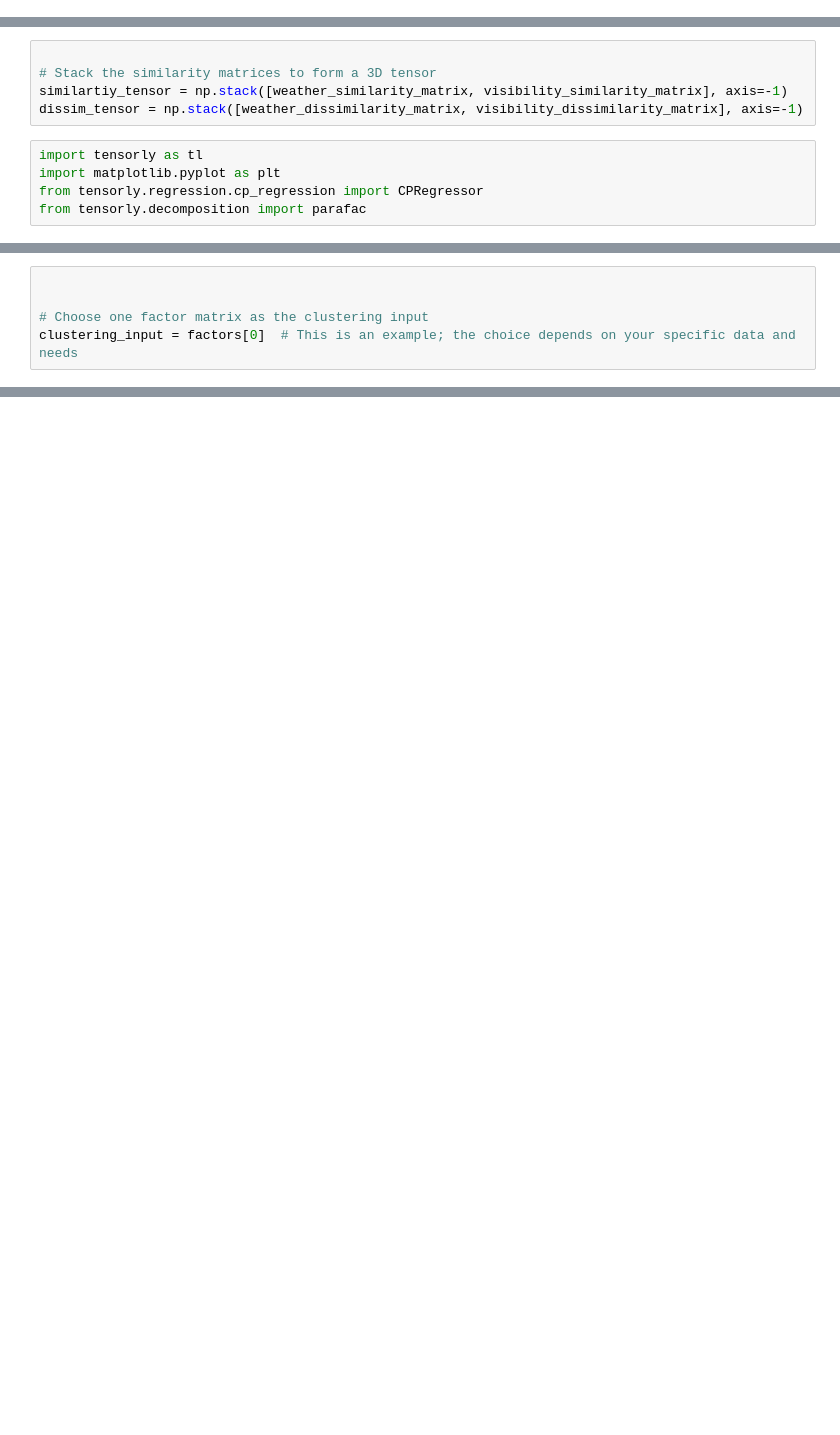
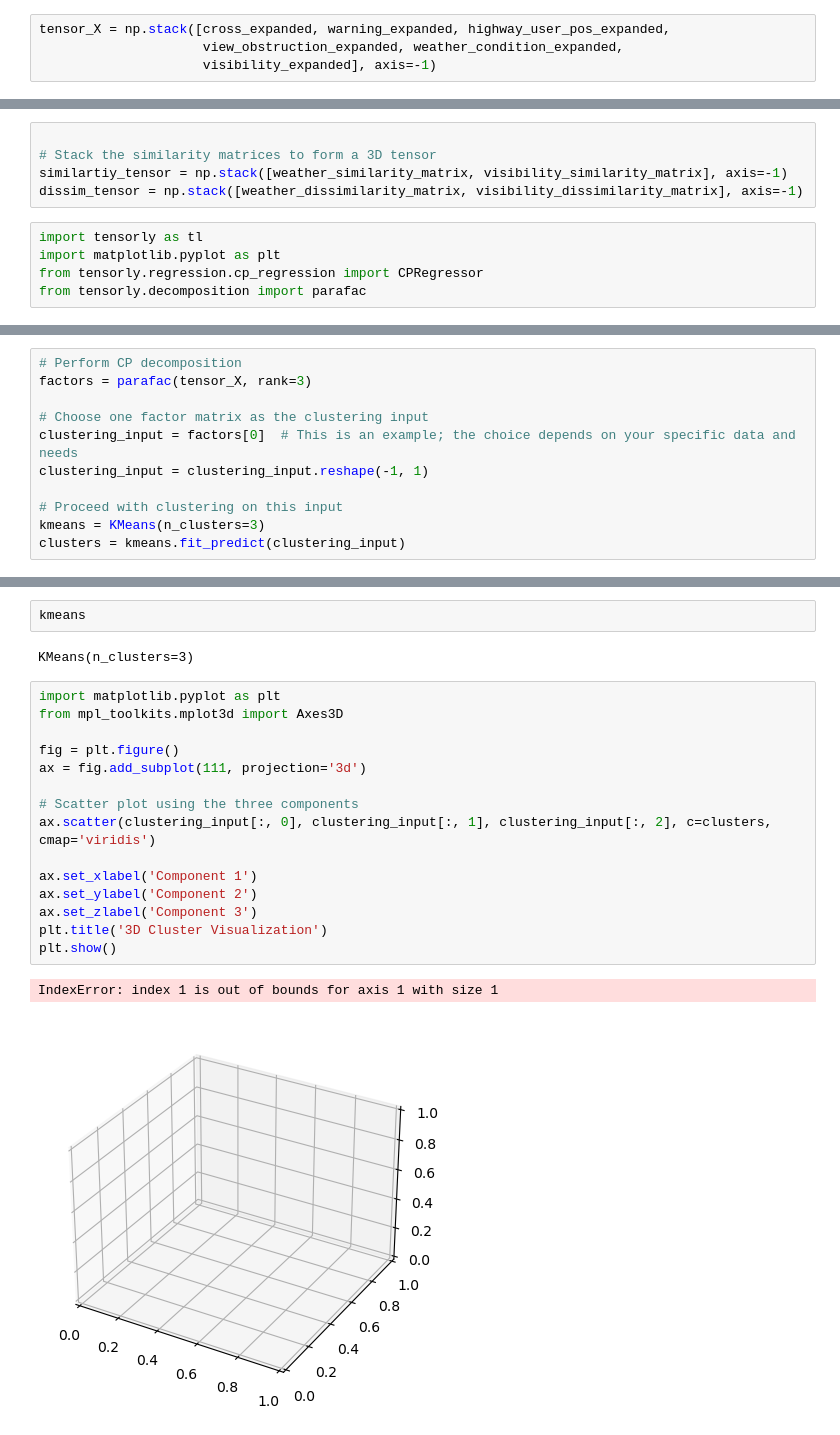
Before and after one commit to HUGOXBACA/UCR_GOOGLE_REU, a Jupyter notebook: Rail_Equipment_Accidents/DataEncoding.ipynb, the cells around one changed output, grey strips where cells are left out. Cells and saved outputs as stored; diff of their text form; blank space fills up the shorter version.

```diff
--- a/Rail_Equipment_Accidents/DataEncoding.ipynb
+++ b/Rail_Equipment_Accidents/DataEncoding.ipynb
@@ -299,0 +341,4 @@ Visibility matrix shape: (7, 7)
+# %%
+tensor_X = np.stack([cross_expanded, warning_expanded, highway_user_pos_expanded,
+                     view_obstruction_expanded, weather_condition_expanded,
+                     visibility_expanded], axis=-1)
@@ -322,5 +359,11 @@ factors
 # %%
-
+# Perform CP decomposition
+factors = parafac(tensor_X, rank=3)
 
 # Choose one factor matrix as the clustering input
 clustering_input = factors[0]  # This is an example; the choice depends on your specific data and needs
+clustering_input = clustering_input.reshape(-1, 1)
+
+# Proceed with clustering on this input
+kmeans = KMeans(n_clusters=3)
+clusters = kmeans.fit_predict(clustering_input)
@@ -326,0 +376,22 @@ clustering_input = factors[0]  # This is an example; the choice depends on your
+# %%
+kmeans
+# %% [output]
+KMeans(n_clusters=3)
+# %%
+import matplotlib.pyplot as plt
+from mpl_toolkits.mplot3d import Axes3D
+
+fig = plt.figure()
+ax = fig.add_subplot(111, projection='3d')
+
+# Scatter plot using the three components
+ax.scatter(clustering_input[:, 0], clustering_input[:, 1], clustering_input[:, 2], c=clusters, cmap='viridis')
+
+ax.set_xlabel('Component 1')
+ax.set_ylabel('Component 2')
+ax.set_zlabel('Component 3')
+plt.title('3D Cluster Visualization')
+plt.show()
+# %% [output]
+IndexError: index 1 is out of bounds for axis 1 with size 1
+[figure, added]
```
Also changed, not shown: parts of 10 cells of this notebook.
